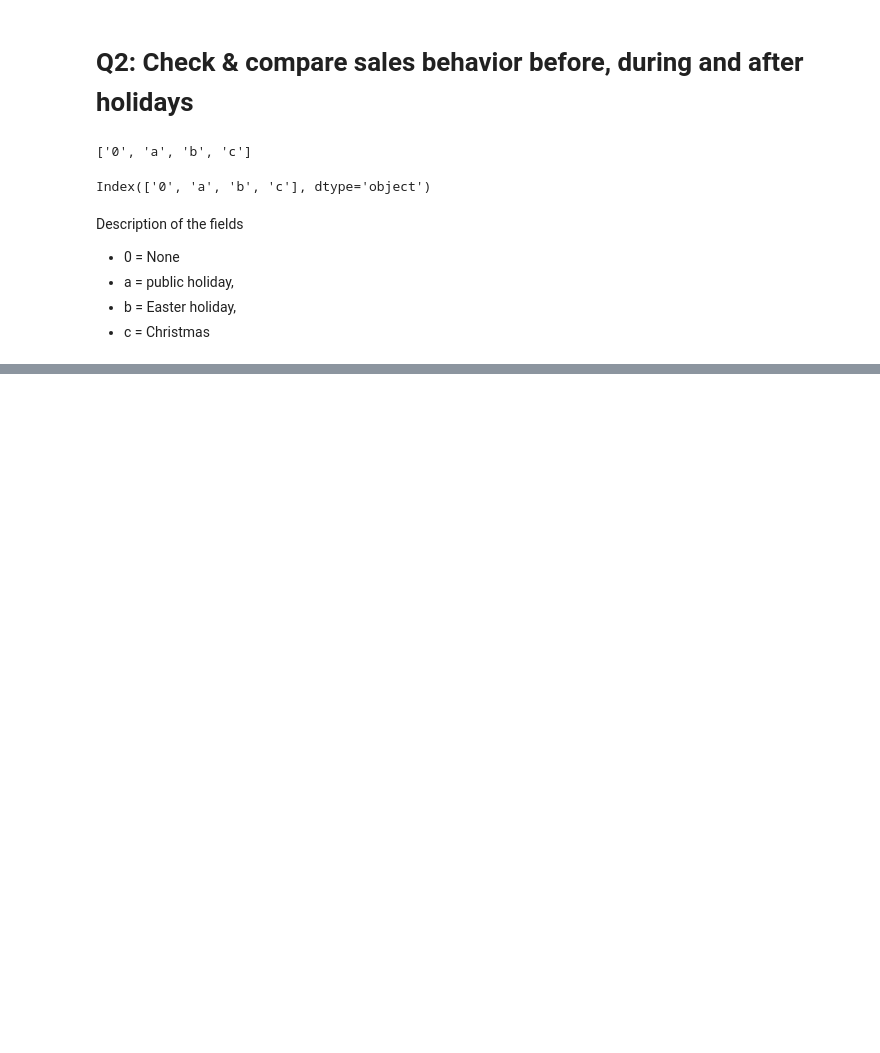
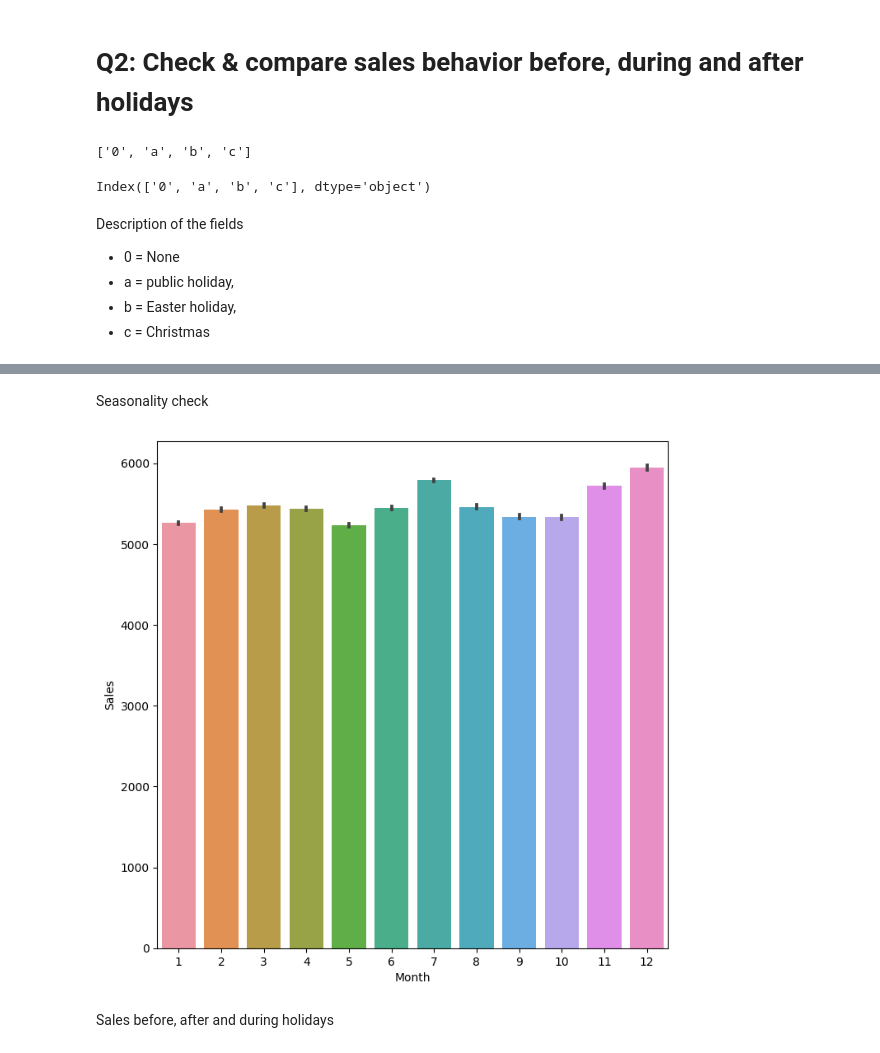
Before and after one commit to nahomHmichael/Rossman-Pharmaceutical-Sales-Pridiction, a Jupyter notebook: notebooks/data_exploration.ipynb, the cells around one changed output, grey strips where cells are left out. Drawn from its saved outputs; the diff is of its cells as text; code cells hidden in the pictures; blank space fills up the shorter version.

```diff
--- a/notebooks/data_exploration.ipynb
+++ b/notebooks/data_exploration.ipynb
@@ -200,0 +225,10 @@ plt.show()
+# %% [markdown]
+Seasonality check
+# %%
+plt.figure(figsize=(8,8))
+sns.barplot(x='Month', y='Sales', data=train_data)
+plt.show()
+# %% [output]
+[figure, added]
+# %% [markdown]
+Sales before, after and during holidays
```
Also changed, not shown: parts of 7 cells of this notebook, 4 other files.
